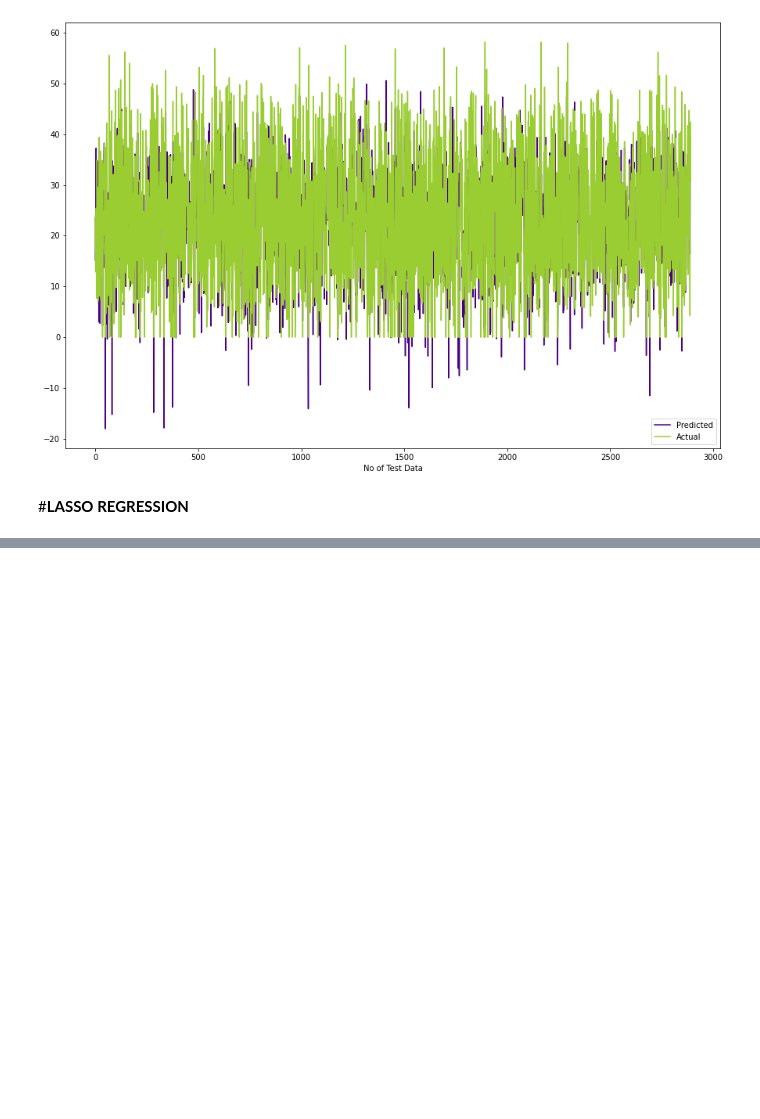
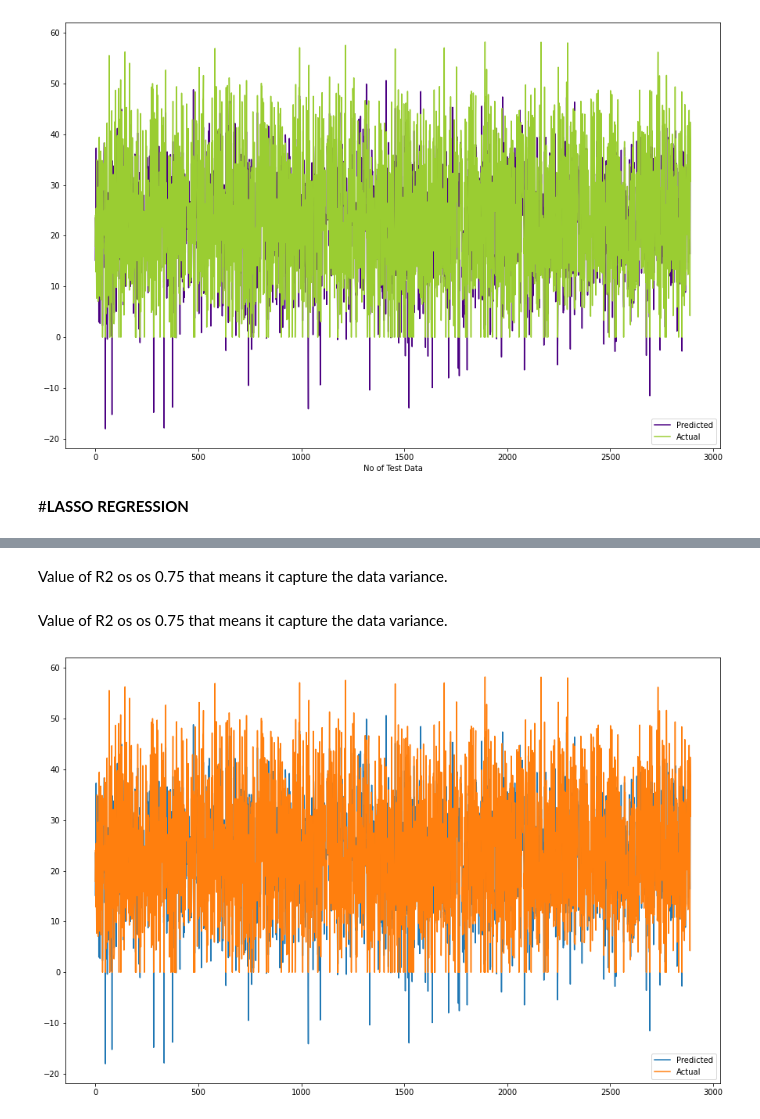
Before and after one commit to kuresh02/Bike-Sharing-Demand-Prediction---Capstone-Project, a Jupyter notebook: Capstone_Project__Sharing_Demand_Prediction.ipynb, the cells around one changed output, grey strips where cells are left out. Cells and saved outputs as stored; diff of their text form; code cells hidden in the pictures; blank space fills up the shorter version.

```diff
--- a/Capstone_Project__Sharing_Demand_Prediction.ipynb
+++ b/Capstone_Project__Sharing_Demand_Prediction.ipynb
@@ -1052,0 +1058,8 @@ plt.show()
+# %%
+##import the packages and do Lasso Regression
+from sklearn.linear_model import Lasso
+lasso = Lasso(alpha=1.0, max_iter=3000)
+# Fit the Lasso model
+lasso.fit(X_train, y_train)
+# Create the model score
+print(lasso.score(X_test, y_test), lasso.score(X_train, y_train))
@@ -1052,0 +1162,8 @@ plt.show()
+# %%
+#import the packages
+from sklearn.linear_model import Ridge
+
+ridge= Ridge(alpha=0.1)
+# %%
+#FIT THE MODEL
+ridge.fit(X_train,y_train)
@@ -1052,0 +1177,6 @@ plt.show()
+# %%
+#get the X_train and X-test value
+y_pred_train_ridge=ridge.predict(X_train)
+print(y_pred_train_ridge)
+y_pred_test_ridge=ridge.predict(X_test)
+print(y_pred_test_ridge)
@@ -1052,0 +1217,2 @@ plt.show()
+# %% [markdown]
+Value of R2 os os 0.75 that means it capture the data variance.
@@ -1052,0 +1252,2 @@ plt.show()
+# %% [markdown]
+Value of R2 os os 0.75 that means it capture the data variance.
@@ -1052,0 +1263,9 @@ plt.show()
+# %%
+#Plot the figure
+plt.figure(figsize=(15,10))
+plt.plot((y_pred_test_ridge))
+plt.plot((np.array(y_test)))
+plt.legend(["Predicted","Actual"])
+plt.show()
+# %% [output]
+[figure, added]
```
Also changed, not shown: parts of 29 cells of this notebook.
